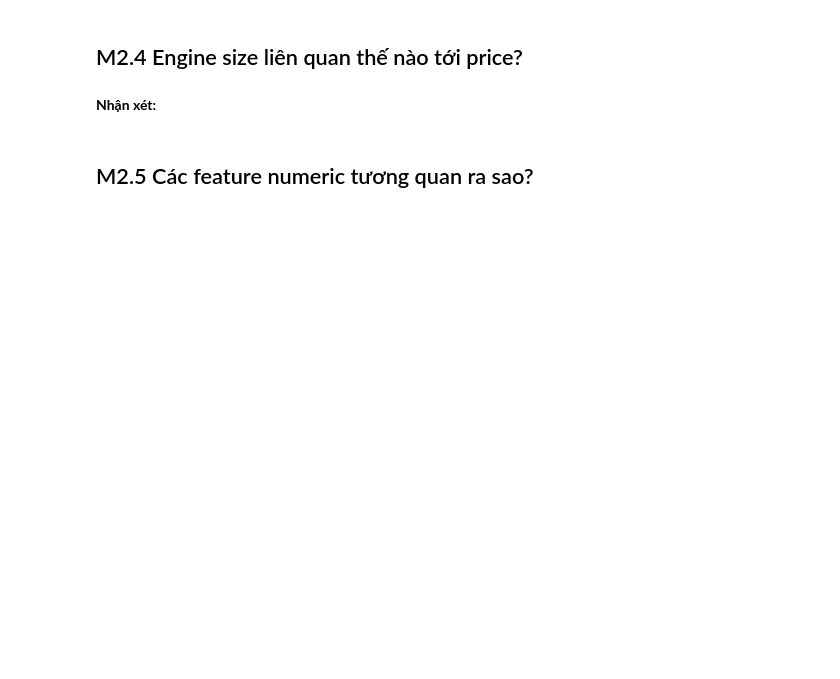
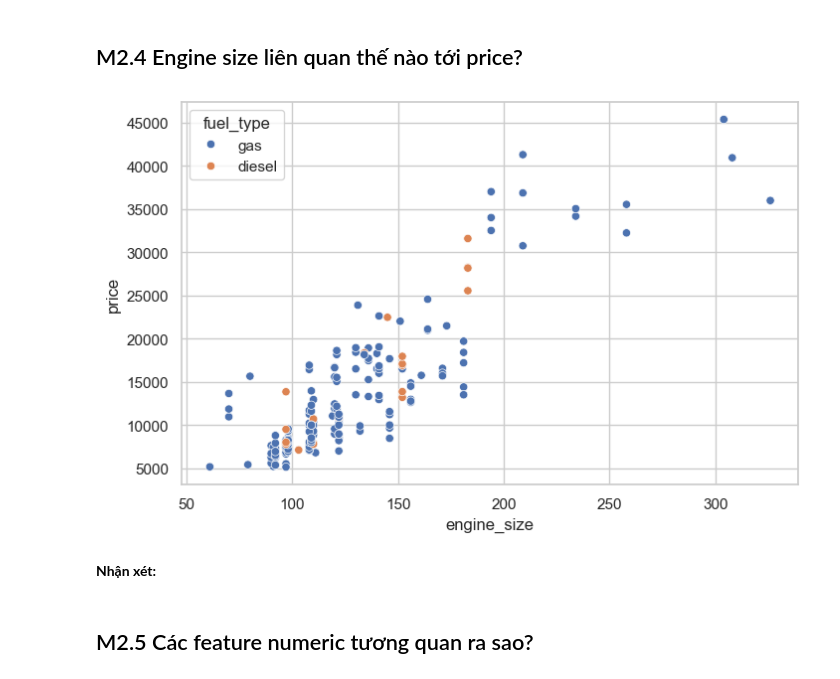
Before and after one commit to khoile2550109-cyber/mliot-pyml-2026-hw, a Jupyter notebook: week02/numpy-pandas-eda-hw/numpy_pandas_eda_hw.ipynb, the cells around one changed output. Saved outputs shown, nothing was run; the diff lists cells and outputs as text; code cells hidden in the pictures; blank space fills up the shorter version.

```diff
--- a/week02/numpy-pandas-eda-hw/numpy_pandas_eda_hw.ipynb
+++ b/week02/numpy-pandas-eda-hw/numpy_pandas_eda_hw.ipynb
@@ -295,6 +443,16 @@ Mỗi biểu đồ cần:
 ## M2.4 Engine size liên quan thế nào tới price?
 # %%
 # TODO M2.4: scatterplot engine_size và price, hue=fuel_type
+plt.figure(figsize=(8,5))
+sns.scatterplot(
+    data=df_clean,
+    x="engine_size",
+    y="price",
+    hue="fuel_type"
+)
+plt.show()
+# %% [output]
+[figure, added]
 # %% [markdown]
 **Nhận xét:** <!-- 1--2 câu -->
 # %% [markdown]
```
Also changed, not shown: parts of 20 cells of this notebook.
